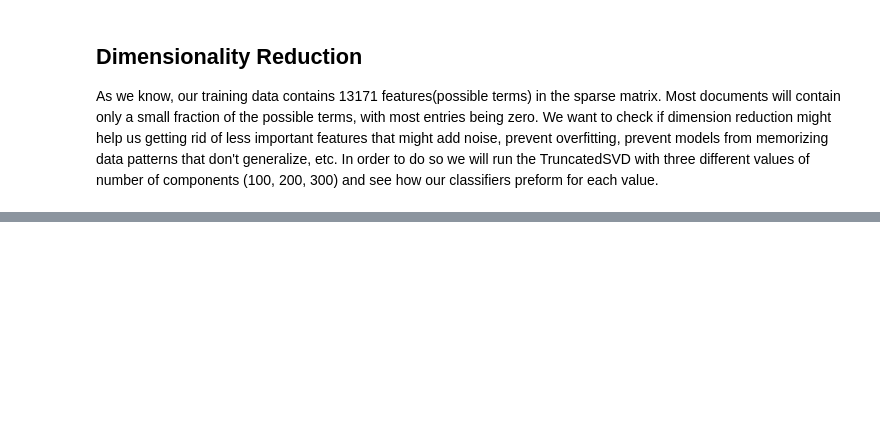
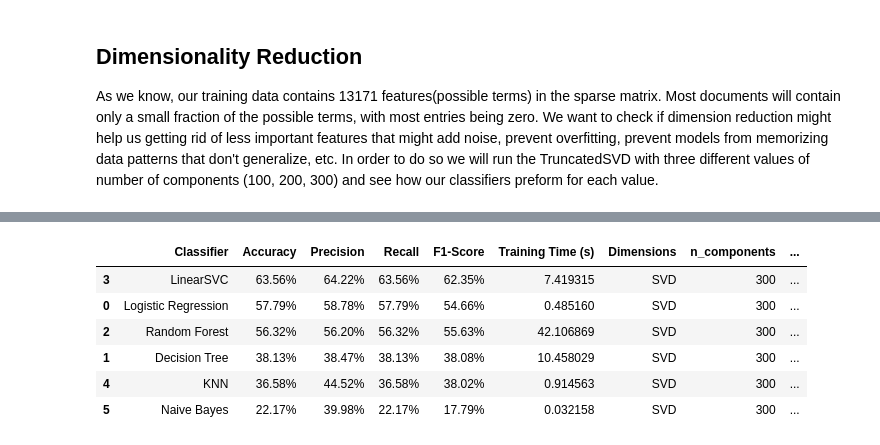
Before and after one commit to benami171/ML_FinalProject, a Jupyter notebook: project.ipynb, the cells around one changed output, grey strips where cells are left out. Cells and saved outputs as stored; diff of their text form; code cells hidden in the pictures; blank space fills up the shorter version.

```diff
--- a/project.ipynb
+++ b/project.ipynb
@@ -432,0 +463,92 @@ Results for Original TF-IDF Data
+# %%
+# --- SVD Pipeline Testing with Optimal n_components and other values ---
+svd_results = []
+
+n_components = 300
+print(f"\n=== Running SVD with n_components={n_components} ===\n")
+
+# Create SVD pipeline
+svd_pipeline = make_pipeline(
+    TruncatedSVD(n_components=n_components, random_state=42),
+    ShiftTransformer(),          # Shift data to remove negatives
+    Normalizer(copy=False)       # Normalizer is important for kNN and Naive Bayes
+)
+
+# Apply SVD transformation
+X_train_svd = svd_pipeline.fit_transform(X_train_tfidf)
+X_test_svd = svd_pipeline.transform(X_test_tfidf)
+
+# Get explained variance ratio
+svd = svd_pipeline.named_steps['truncatedsvd']
+explained_variance = svd.explained_variance_ratio_.sum()
+print(f"SVD with {n_components} components explains {explained_variance:.2%} of variance")
+# Test each classifier on the reduced data
+for clf_name, clf in classifiers:
+    try:
+        result = evaluate_classifier(clf, X_train_svd, X_test_svd, y_train, y_test, clf_name)
+        result['Dimensions'] = 'SVD'
+        result['n_components'] = n_components
+        result['Explained Variance'] = explained_variance
+        svd_results.append(result)
+        print(f"Completed: {clf_name} with n_components={n_components}")
+    except Exception as e:
+        print(f"Error with {clf_name} on n_components={n_components}: {e}")
+
+# Convert results to DataFrame for better visualization
+results_df = pd.DataFrame(svd_results)
+
+# Filter results for SVD dimensionality reduction
+svd_results = results_df[results_df['Dimensions'] == 'SVD']
+
+# Display table for SVD reduced data results without row numbers
+styled_df = format_results_table(svd_results, groupby='n_components').style\
+    .set_caption("=== Results for SVD Reduced Data ===")\
+    .format({
+        'Accuracy': '{:.2f}%',
+        'Precision': '{:.2f}%',
+        'Recall': '{:.2f}%',
+        'F1-Score': '{:.2f}%'
+    })
+
+display(styled_df)
+
+
+results_svd_list =[]
+
+# Define the dimensionality reduction components to test
+n_components_list = [200,400,600]
+
+# Run SVD with different n_components values
+for n_components in n_components_list:
+    print(f"\n=== Running SVD with n_components={n_components} ===\n")
+
+    # Create SVD pipeline
+    svd_pipeline = make_pipeline(
+        TruncatedSVD(n_components=n_components, random_state=42),
+        Normalizer(copy=False)
+    )
+
+    # Apply SVD transformation
+    X_train_svd = svd_pipeline.fit_transform(X_train_tfidf)
+    X_test_svd = svd_pipeline.transform(X_test_tfidf)
+
+    # Get explained variance ratio
+    svd = svd_pipeline.named_steps['truncatedsvd']
+    explained_variance = svd.explained_variance_ratio_.sum()
+    print(f"SVD with {n_components} components explains {explained_variance:.2%} of variance")
+
+    # Test each classifier on the reduced data
+    for clf_name, clf in classifiers:
+        try:
+            result = evaluate_classifier(clf, X_train_svd, X_test_svd, y_train, y_test, clf_name)
+            result['Dimensions'] = 'SVD'
+            result['n_components'] = n_components
+            result['Explained Variance'] = explained_variance
+            results_svd_list.append(result)
+            print(f"Completed: {clf_name} with n_components={n_components}")
+        except Exception as e:
+            print(f"Error with {clf_name} on n_components={n_components}: {e}")
+
+# Convert results to DataFrame for better visualization
+results_df2 = pd.DataFrame(results_svd_list)
+# %% [output]
@@ -432,0 +565,7 @@ Results for Original TF-IDF Data
+|  | Classifier | Accuracy | Precision | Recall | F1-Score | Training Time (s) | Dimensions | n_components | ... |
+| 3 | LinearSVC | 63.56% | 64.22% | 63.56% | 62.35% | 7.419315 | SVD | 300 | ... |
+| 0 | Logistic Regression | 57.79% | 58.78% | 57.79% | 54.66% | 0.485160 | SVD | 300 | ... |
+| 2 | Random Forest | 56.32% | 56.20% | 56.32% | 55.63% | 42.106869 | SVD | 300 | ... |
+| 1 | Decision Tree | 38.13% | 38.47% | 38.13% | 38.08% | 10.458029 | SVD | 300 | ... |
+| 4 | KNN | 36.58% | 44.52% | 36.58% | 38.02% | 0.914563 | SVD | 300 | ... |
+| 5 | Naive Bayes | 22.17% | 39.98% | 22.17% | 17.79% | 0.032158 | SVD | 300 | ... |
```
Also changed, not shown: parts of 11 cells of this notebook.
